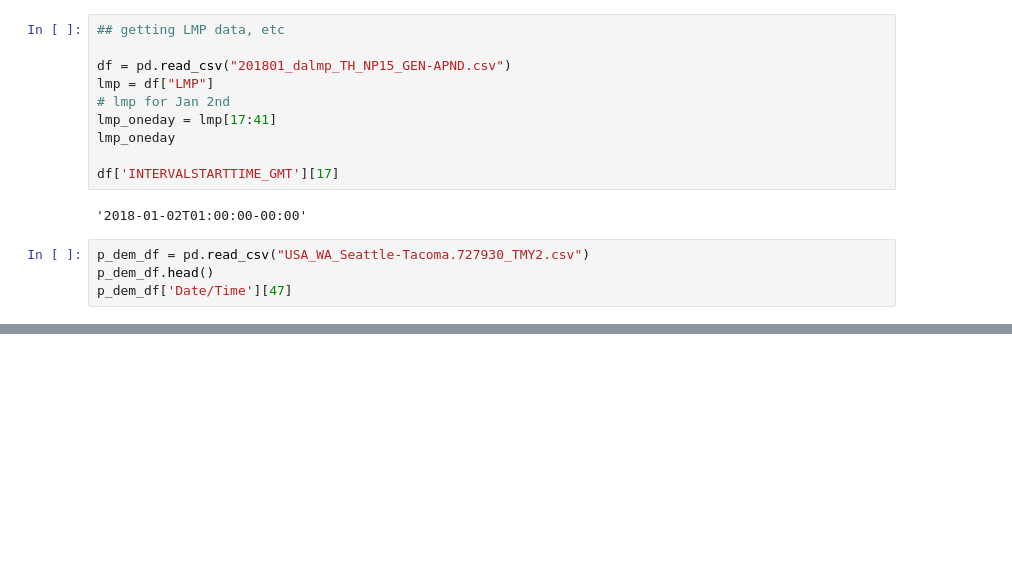
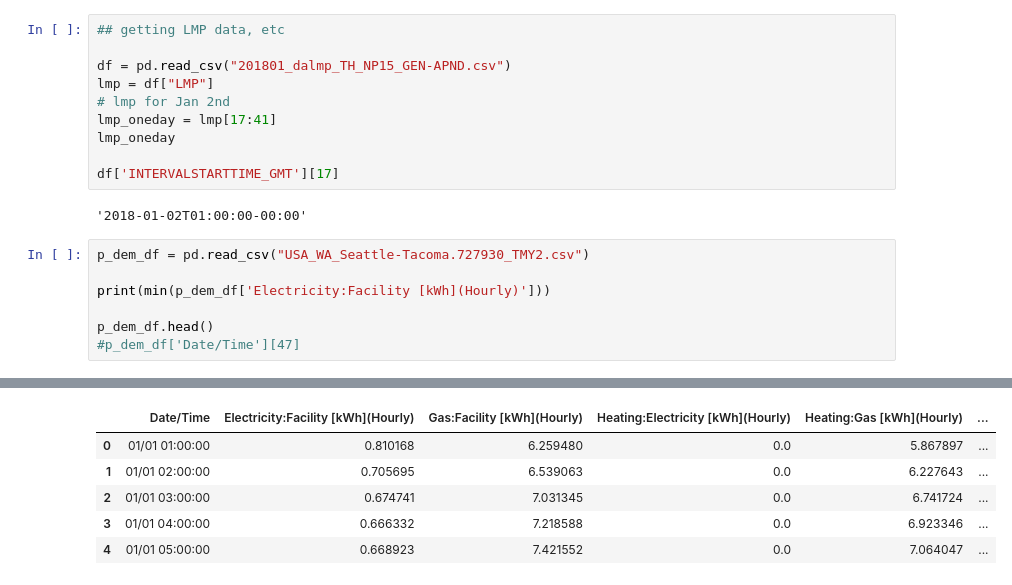
Before and after one commit to margot03/InSIGHT, a Jupyter notebook: Battery_draft.ipynb, the cells around one changed output, grey strips where cells are left out. Drawn from its saved outputs; the diff is of its cells as text; blank space fills up the shorter version.

```diff
--- a/Battery_draft.ipynb
+++ b/Battery_draft.ipynb
@@ -98,6 +98,9 @@ df['INTERVALSTARTTIME_GMT'][17]
 '2018-01-02T01:00:00-00:00'
 # %%
 p_dem_df = pd.read_csv("USA_WA_Seattle-Tacoma.727930_TMY2.csv")
+
+print(min(p_dem_df['Electricity:Facility [kWh](Hourly)']))
+
 p_dem_df.head()
-p_dem_df['Date/Time'][47]
+#p_dem_df['Date/Time'][47]
 # %% [output]
@@ -105,3 +108,9 @@ p_dem_df['Date/Time'][47]
+|  | Date/Time | Electricity:Facility [kWh](Hourly) | Gas:Facility [kWh](Hourly) | Heating:Electricity [kWh](Hourly) | Heating:Gas [kWh](Hourly) | ... |
+| 0 | 01/01 01:00:00 | 0.810168 | 6.259480 | 0.0 | 5.867897 | ... |
+| 1 | 01/01 02:00:00 | 0.705695 | 6.539063 | 0.0 | 6.227643 | ... |
+| 2 | 01/01 03:00:00 | 0.674741 | 7.031345 | 0.0 | 6.741724 | ... |
+| 3 | 01/01 04:00:00 | 0.666332 | 7.218588 | 0.0 | 6.923346 | ... |
+| 4 | 01/01 05:00:00 | 0.668923 | 7.421552 | 0.0 | 7.064047 | ... |
 # %%
 ### constants
 # time step currently is ONE HOUR
```
Also changed, not shown: parts of 5 cells of this notebook, 1 other file.
